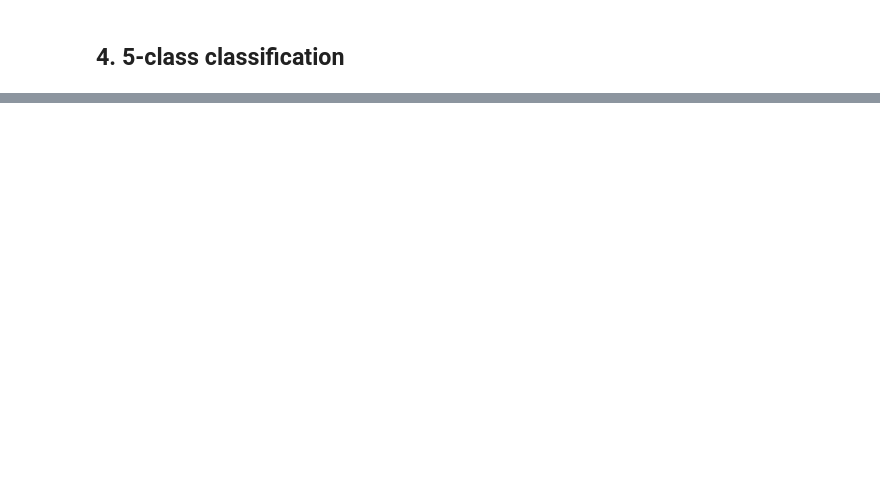
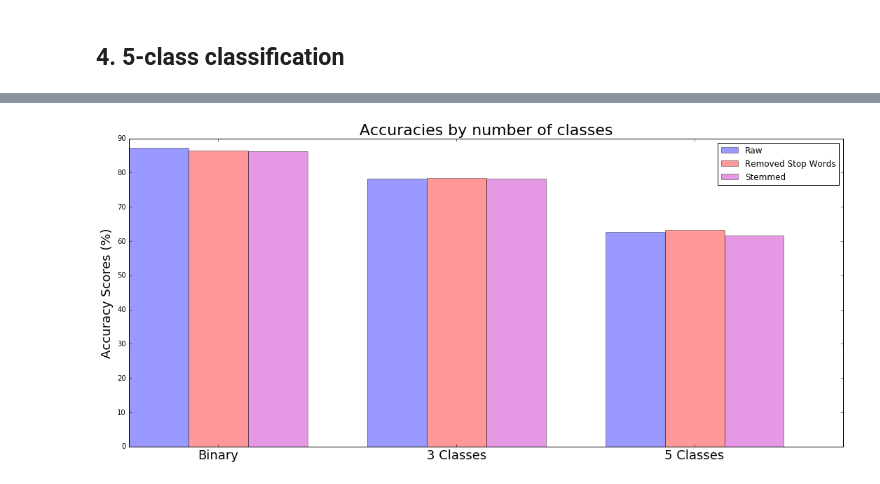
Before and after one commit to tsavko/amazon_reviews_sa, a Jupyter notebook: sentiment_analysis2.ipynb, the cells around one changed output, grey strips where cells are left out. Cells and saved outputs as stored; diff of their text form; code cells hidden in the pictures; blank space fills up the shorter version.

```diff
--- a/sentiment_analysis2.ipynb
+++ b/sentiment_analysis2.ipynb
@@ -365,12 +369,12 @@ ns_test_label = ns_test3.Rating
 clf.fit(ns_train_matrix, ns_train_label)
 ns_pred = clf.predict(ns_test_matrix)
 
-ns_acc = accuracy_score(ns_test_label, ns_pred)
+ns_acc3 = accuracy_score(ns_test_label, ns_pred)
 ns_f1 = f1_score(ns_test_label, ns_pred, average="weighted")
 ns_prec = precision_score(ns_test_label, ns_pred, average="weighted")
 ns_rec = recall_score(ns_test_label, ns_pred, average="weighted")
 
-print('No Stopwords Accuracy: {0:.2f}%'.format(ns_acc*100))
+print('No Stopwords Accuracy: {0:.2f}%'.format(ns_acc3*100))
 print('No Stopwords Precision Score: {0:.2f}%'.format(ns_prec*100))
 print('No Stopwords Recall Score: {0:.2f}%'.format(ns_rec*100))
 print('No Stopwords F1 Score: {0:.4f}'.format(ns_f1))
@@ -391,12 +395,12 @@ stm_test_label = stm_test3.Rating
 clf.fit(stm_train_matrix, stm_train_label)
 stm_pred = clf.predict(stm_test_matrix)
 
-stm_acc = accuracy_score(stm_test_label, stm_pred)
+stm_acc3 = accuracy_score(stm_test_label, stm_pred)
 stm_f1 = f1_score(stm_test_label, stm_pred, average="weighted")
 stm_prec = precision_score(stm_test_label, stm_pred, average="weighted")
 stm_rec = recall_score(stm_test_label, stm_pred, average="weighted")
 
-print('Stemmed Accuracy: {0:.2f}%'.format(stm_acc*100))
+print('Stemmed Accuracy: {0:.2f}%'.format(stm_acc3*100))
 print('Stemmed Precision Score: {0:.2f}%'.format(stm_prec*100))
 print('Stemmed Recall Score: {0:.2f}%'.format(stm_rec*100))
 print('Stemmed F1 Score: {0:.4f}'.format(stm_f1))
@@ -466,12 +476,12 @@ ns_test_label = ns_test5.Rating
 clf.fit(ns_train_matrix, ns_train_label)
 ns_pred = clf.predict(ns_test_matrix)
 
-ns_acc = accuracy_score(ns_test_label, ns_pred)
+ns_acc5 = accuracy_score(ns_test_label, ns_pred)
 ns_f1 = f1_score(ns_test_label, ns_pred, average="weighted")
 ns_prec = precision_score(ns_test_label, ns_pred, average="weighted")
 ns_rec = recall_score(ns_test_label, ns_pred, average="weighted")
 
-print('No Stopwords Accuracy: {0:.2f}%'.format(ns_acc*100))
+print('No Stopwords Accuracy: {0:.2f}%'.format(ns_acc5*100))
 print('No Stopwords Precision Score: {0:.2f}%'.format(ns_prec*100))
 print('No Stopwords Recall Score: {0:.2f}%'.format(ns_rec*100))
 print('No Stopwords F1 Score: {0:.4f}'.format(ns_f1))
@@ -490,12 +502,12 @@ stm_test_label = stm_test5.Rating
 clf.fit(stm_train_matrix, stm_train_label)
 stm_pred = clf.predict(stm_test_matrix)
 
-stm_acc = accuracy_score(stm_test_label, stm_pred)
+stm_acc5 = accuracy_score(stm_test_label, stm_pred)
 stm_f1 = f1_score(stm_test_label, stm_pred, average="weighted")
 stm_prec = precision_score(stm_test_label, stm_pred, average="weighted")
 stm_rec = recall_score(stm_test_label, stm_pred, average="weighted")
 
-print('Stemmed Accuracy: {0:.2f}%'.format(stm_acc*100))
+print('Stemmed Accuracy: {0:.2f}%'.format(stm_acc5*100))
 print('Stemmed Precision Score: {0:.2f}%'.format(stm_prec*100))
 print('Stemmed Recall Score: {0:.2f}%'.format(stm_rec*100))
 print('Stemmed F1 Score: {0:.4f}'.format(stm_f1))
@@ -506,0 +537,39 @@ Stemmed F1 Score: 0.5090
+# %%
+n_groups = 3
+
+acc2 = np.array((raw_acc, raw_acc3, raw_acc5))*100
+acc3 = np.array((ns_acc, ns_acc3, ns_acc5))*100
+acc5 = np.array((stm_acc, stm_acc3, stm_acc5))*100
+
+fig, ax = plt.subplots(figsize=(15, 7))
+
+index = index = np.arange(n_groups)
+bar_width = 0.25
+
+opacity = 0.4
+error_config = {'ecolor': '0.3'}
+
+rects1 = plt.bar(index, acc2, bar_width,
+                 alpha=opacity,
+                 color='b',
+                 label='Raw')
+
+rects2 = plt.bar(index + bar_width, acc3, bar_width,
+                 alpha=opacity,
+                 color='r',
+                 label='Removed Stop Words')
+
+rects3 = plt.bar(index + 2*bar_width, acc5, bar_width,
+                 alpha=opacity,
+                 color='m',
+                 label='Stemmed')
+
+plt.ylabel('Accuracy Scores (%)', fontsize=18)
+plt.title('Accuracies by number of classes', fontsize=22)
+plt.xticks(index + 1.5*bar_width, ('Binary', '3 Classes', '5 Classes'), fontsize=18)
+plt.legend()
+
+plt.tight_layout()
+plt.show()
+# %% [output]
+[figure, added]
```
Also changed, not shown: parts of 18 cells of this notebook.
